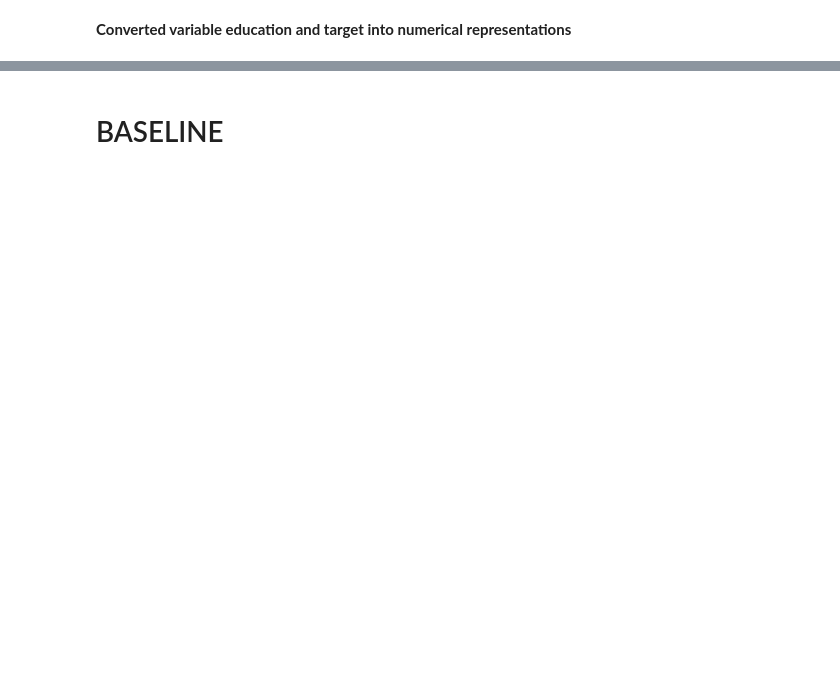
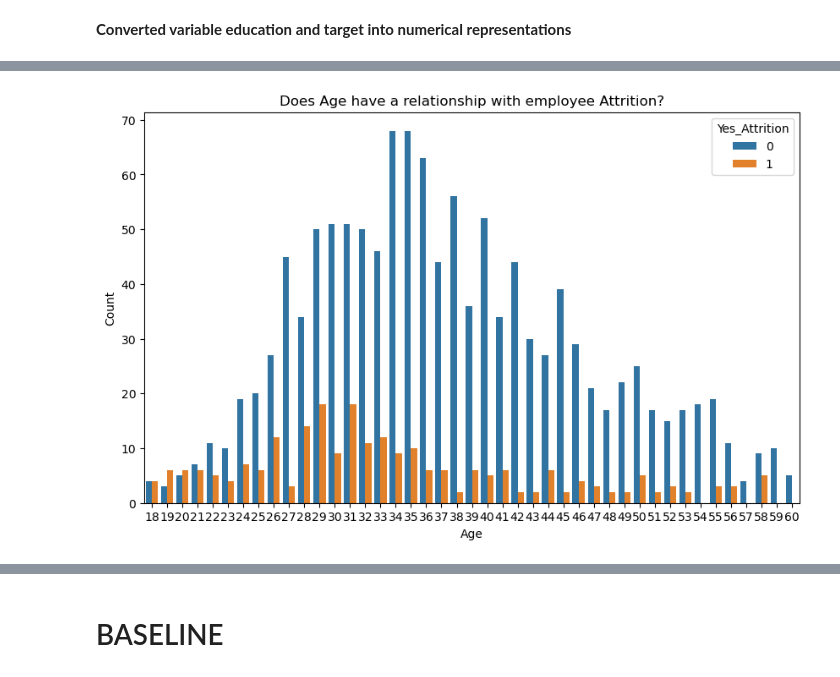
Before and after one commit to Miatta-Sinayoko/Employee-Churn-Prediction, a Jupyter notebook: explore.ipynb, the cells around one changed output, grey strips where cells are left out. Cells and saved outputs as stored; diff of their text form; code cells hidden in the pictures; blank space fills up the shorter version.

```diff
--- a/explore.ipynb
+++ b/explore.ipynb
@@ -226,5 +169,5 @@ def prep_HR_churn_data(file_path):
 # %%
 # Inspect prepared data
 # Make sure to assign the returned DataFrame to the original DataFrame 'df'
-HR_df = prep_HR_churn_data(file_path)
-HR_df.head()
+selected_df = p.prep_HR_churn_data(file_path)
+selected_df.head()
@@ -278,0 +225,12 @@ memory usage: 413.4+ KB
+# %%
+#  Explore the Age vs Attrition
+
+# Example: Bar plot of 'Age' vs. 'Attrition'
+plt.figure(figsize=(10, 6))
+sns.countplot(data=selected_df, x='Age', hue='Yes_Attrition')
+plt.title('Does Age have a relationship with employee Attrition?')
+plt.xlabel('Age')
+plt.ylabel('Count')
+plt.show()
+# %% [output]
+[figure, added]
```
Also changed, not shown: parts of 87 cells of this notebook.
